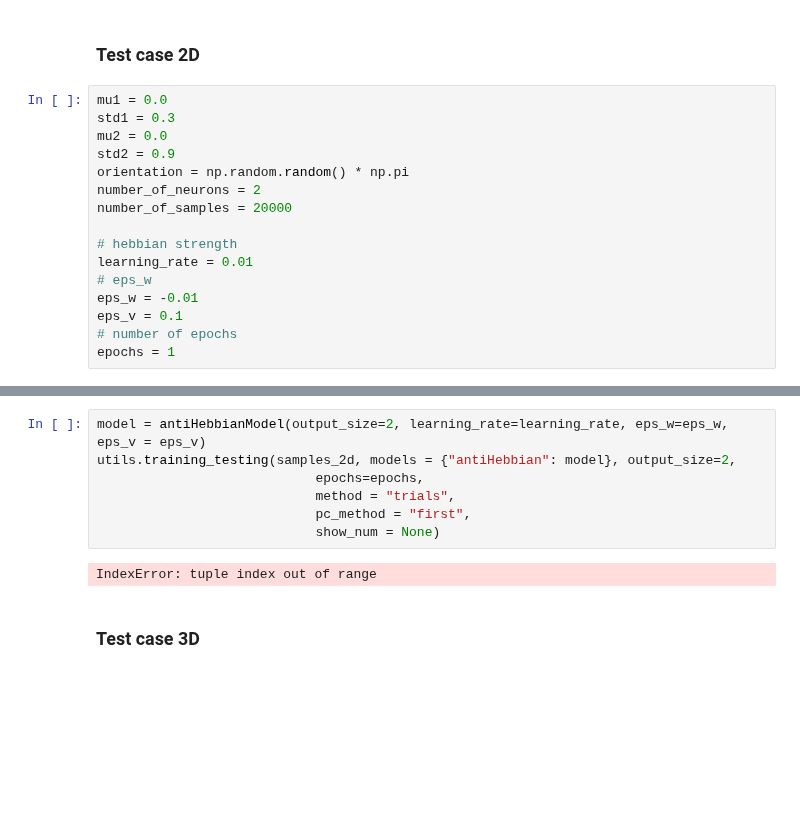
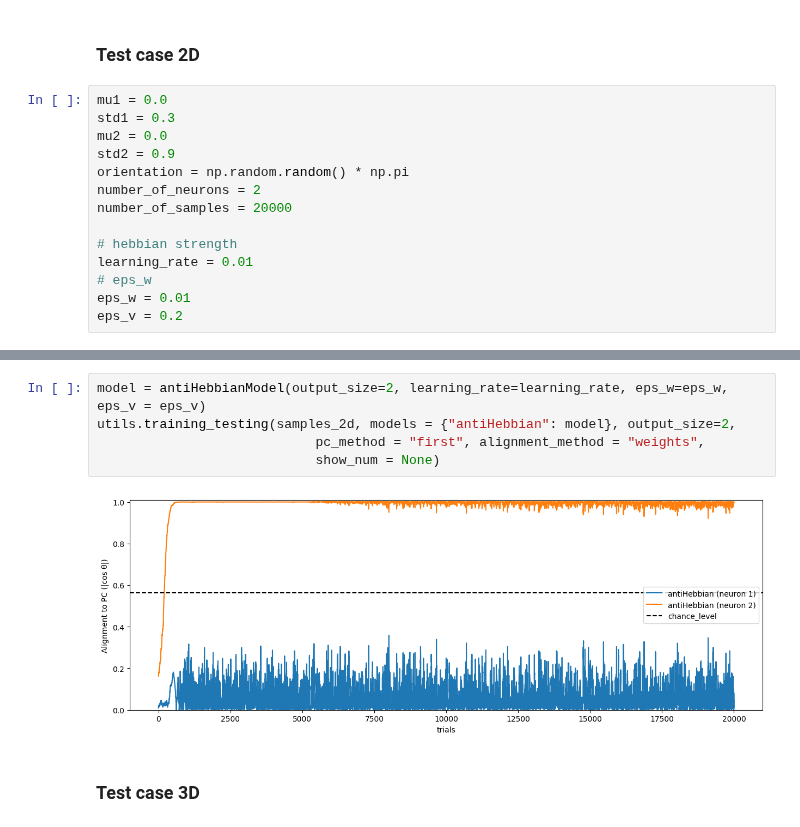
Before and after one commit to neuralalgorithms/representational-drift, a Jupyter notebook: second_layer_hebbian.ipynb, the cells around one changed output, grey strips where cells are left out. Saved outputs shown, nothing was run; the diff lists cells and outputs as text; blank space fills up the shorter version.

```diff
--- a/second_layer_hebbian.ipynb
+++ b/second_layer_hebbian.ipynb
@@ -135,10 +164,8 @@ number_of_samples = 20000
 # hebbian strength
 learning_rate = 0.01
 # eps_w
-eps_w = -0.01
-eps_v = 0.1
-# number of epochs
-epochs = 1
+eps_w = 0.01
+eps_v = 0.2
 # %%
 # generate 2D input data
 samples_2d = utils.gauss_distrib(orientation, mu1, std1, mu2, std2, number_of_samples, number_of_neurons=2)
@@ -152,12 +189,10 @@ utils.plot_samples_and_top2_pcs(samples_2d)
 # %%
 model = antiHebbianModel(output_size=2, learning_rate=learning_rate, eps_w=eps_w, eps_v = eps_v)
 utils.training_testing(samples_2d, models = {"antiHebbian": model}, output_size=2,
-                            epochs=epochs,
-                            method = "trials",
-                            pc_method = "first",
+                            pc_method = "first", alignment_method = "weights",
                             show_num = None)
 # %% [output]
-IndexError: tuple index out of range
+[figure, added]
 # %% [markdown]
 ### Test case 3D
 # %%
```
Also changed, not shown: parts of 5 cells of this notebook, 3 other files.
